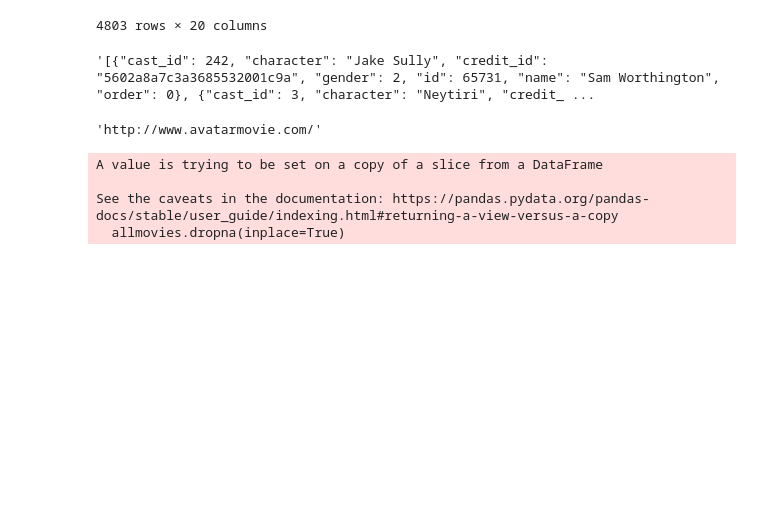
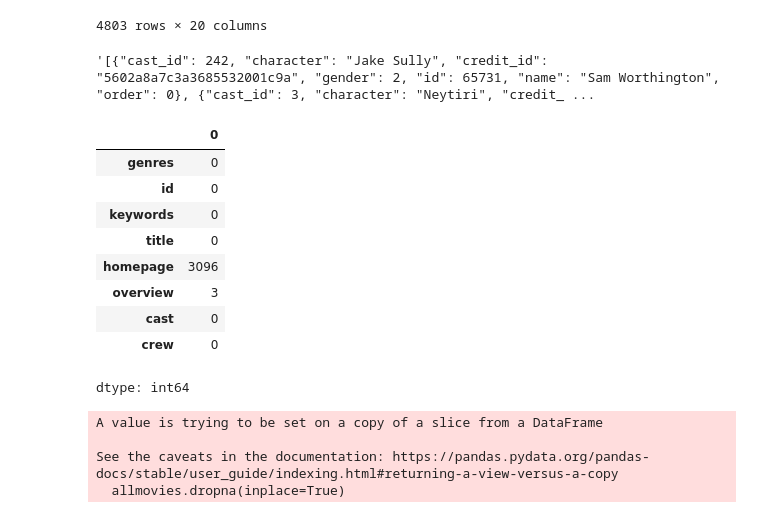
Before and after one commit to divyanshsharma2003/movie-recommendation-model, a Jupyter notebook: MovieRecommender(ML).ipynb, the cells around one changed output. Drawn from its saved outputs; the diff is of its cells as text; code cells hidden in the pictures; blank space fills up the shorter version.

```diff
--- a/MovieRecommender(ML).ipynb
+++ b/MovieRecommender(ML).ipynb
@@ -63,8 +90,17 @@ allmovies = movies[['genres','id','keywords','title','homepage','overview','cast
 # %%
 allmovies.isnull().sum()
-allmovies["homepage"][0]
+# allmovies["homepage"][0]
 # %% [output]
+|  | 0 |
+| genres | 0 |
+| id | 0 |
+| keywords | 0 |
+| title | 0 |
+| homepage | 3096 |
+| overview | 3 |
+| cast | 0 |
+| crew | 0 |
-'http://www.avatarmovie.com/'
+dtype: int64
 # %%
 #Drop rows and columns with null values.Within Current Dataframe
 allmovies.dropna(inplace=True)
```
Also changed, not shown: parts of 16 cells of this notebook.
